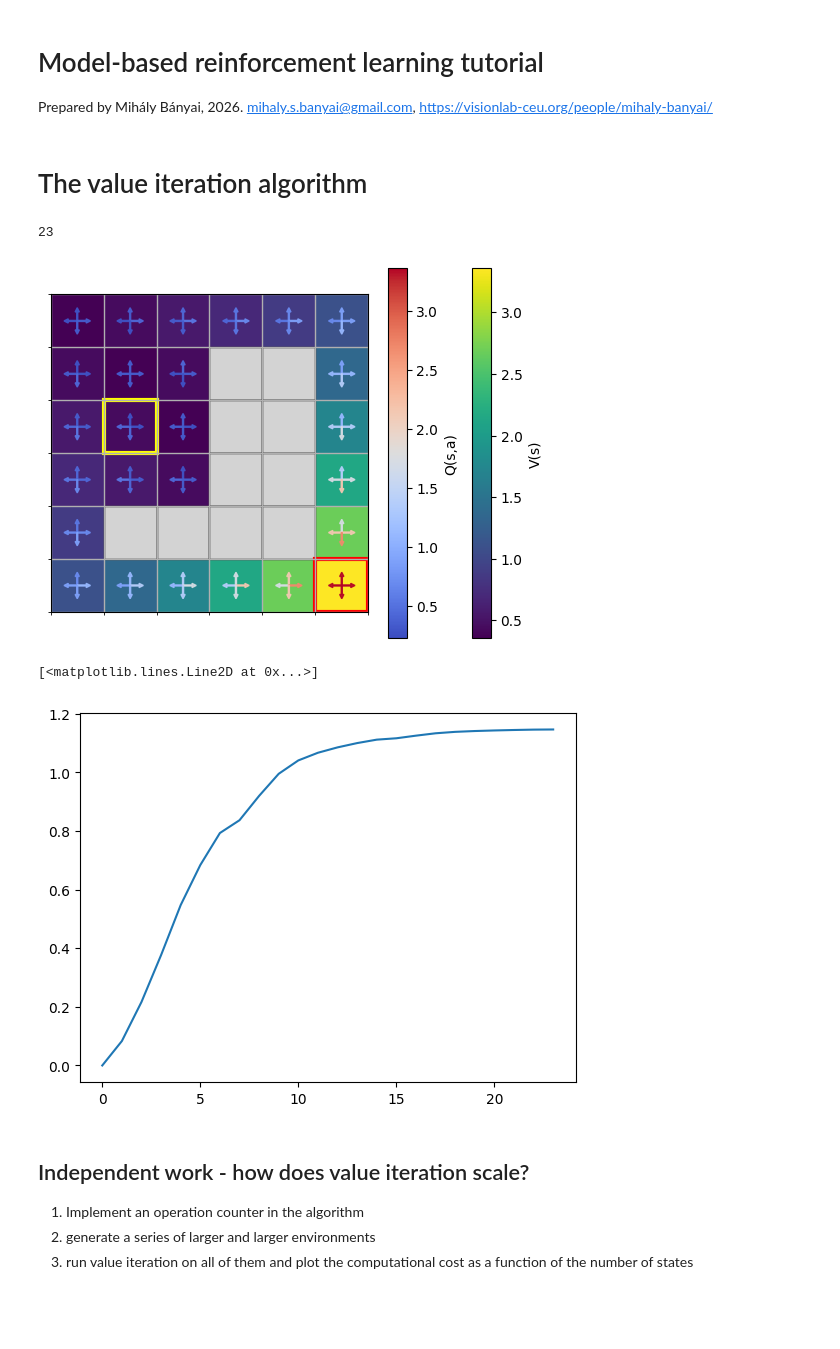
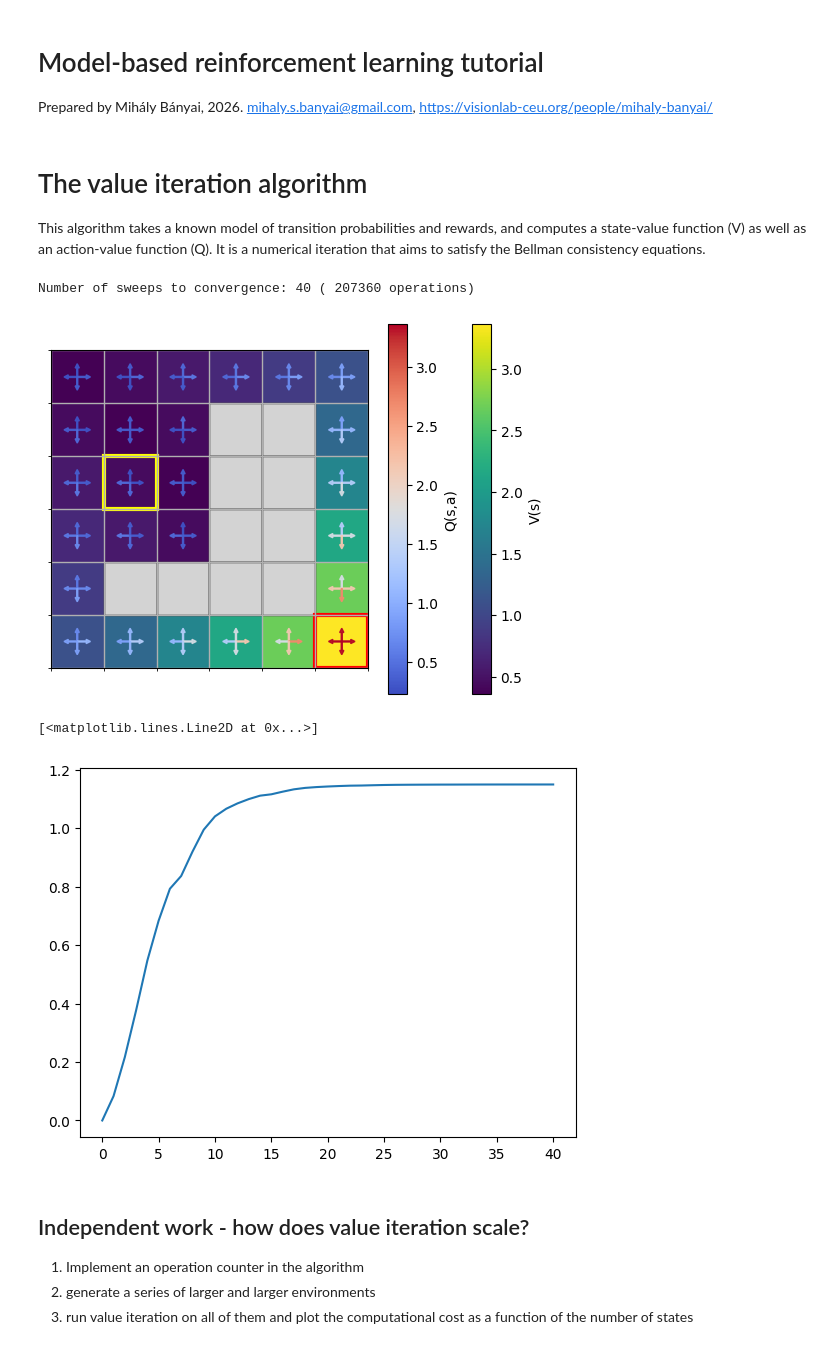
Before and after one commit to mihalybanyai/ait-compneuro-assignments, a Jupyter notebook: AIT26_Tutorial5_MBRL.ipynb, the cells around one changed output. Cells and saved outputs as stored; diff of their text form; code cells hidden in the pictures; blank space fills up the shorter version.

```diff
--- a/AIT26_Tutorial5_MBRL.ipynb
+++ b/AIT26_Tutorial5_MBRL.ipynb
@@ -11,13 +11,15 @@ from Levenshtein import distance
 from ipynb.fs.defs.AIT26_Tutorial4_RL import transition_probs_from_map, plot_gridworld, evaluate_Q
 # %% [markdown]
 # The value iteration algorithm
+
+This algorithm takes a known model of transition probabilities and rewards, and computes a state-value function (V) as well as an action-value function (Q). It is a numerical iteration that aims to satisfy the Bellman consistency equations.
 # %%
 def value_iteration(T, R, gamma, delta_threshold):
     n_states = R.shape[0]
     n_actions = T.shape[2]
     V = np.zeros((n_states))
     Q = np.zeros((n_states, n_actions))
-    value_sums = [0]
+    value_sums = [0]  # we record how the sum of value changes over the course of the iteration
     delta = np.inf
     iter = 0
     while delta > delta_threshold and iter < 1000:
@@ -25,37 +27,37 @@ def value_iteration(T, R, gamma, delta_threshold):
         for s in range(n_states):
             deltas_per_action = np.zeros((n_actions))
             for a in range(n_actions):
                 Q[s, a] = 0
                 for s_prime in range(n_states):
                     Q[s, a] += T[s, s_prime, a] * (R[s] + gamma * V[s_prime])
                 deltas_per_action[a] = Q[s, a] - V[s]
             delta = np.maximum(delta, deltas_per_action.max())
             V[s] = Q[s, :].max()
         iter += 1
         value_sums.append(V.sum() / n_states)
-    print(iter)
+    print("Number of sweeps to convergence:", iter, "(", iter * n_states**2 * n_actions, "operations)")
     return V, Q, value_sums
 
 state_map = [
     [0, 0, 0, 0, 0, 0],
     [0, 0, 0, 1, 1, 0],
     [0, 0, 0, 1, 1, 0],
     [0, 0, 0, 1, 1, 0],
     [0, 1, 1, 1, 1, 0],
     [0, 0, 0, 0, 0, 3]
 ]
 
 init_state = 13
 T_map, R_map = transition_probs_from_map(state_map, start_state=init_state)
 
-V, Q, value_sums = value_iteration(T=T_map, R=R_map, gamma=0.8, delta_threshold=0.01)
+V, Q, value_sums = value_iteration(T=T_map, R=R_map, gamma=0.8, delta_threshold=0.0001)
 plot_gridworld(state_map, init_state, q_function=Q)
 plt.plot(value_sums)
 # %% [output]
-23
+Number of sweeps to convergence: 40 ( 207360 operations)
 [figure]
 [<matplotlib.lines.Line2D at 0x...>]
-[figure, old version]
+[figure, new version]
 # %% [markdown]
 ## Independent work - how does value iteration scale?
 1. Implement an operation counter in the algorithm
```
Also changed, not shown: parts of 9 cells of this notebook.
